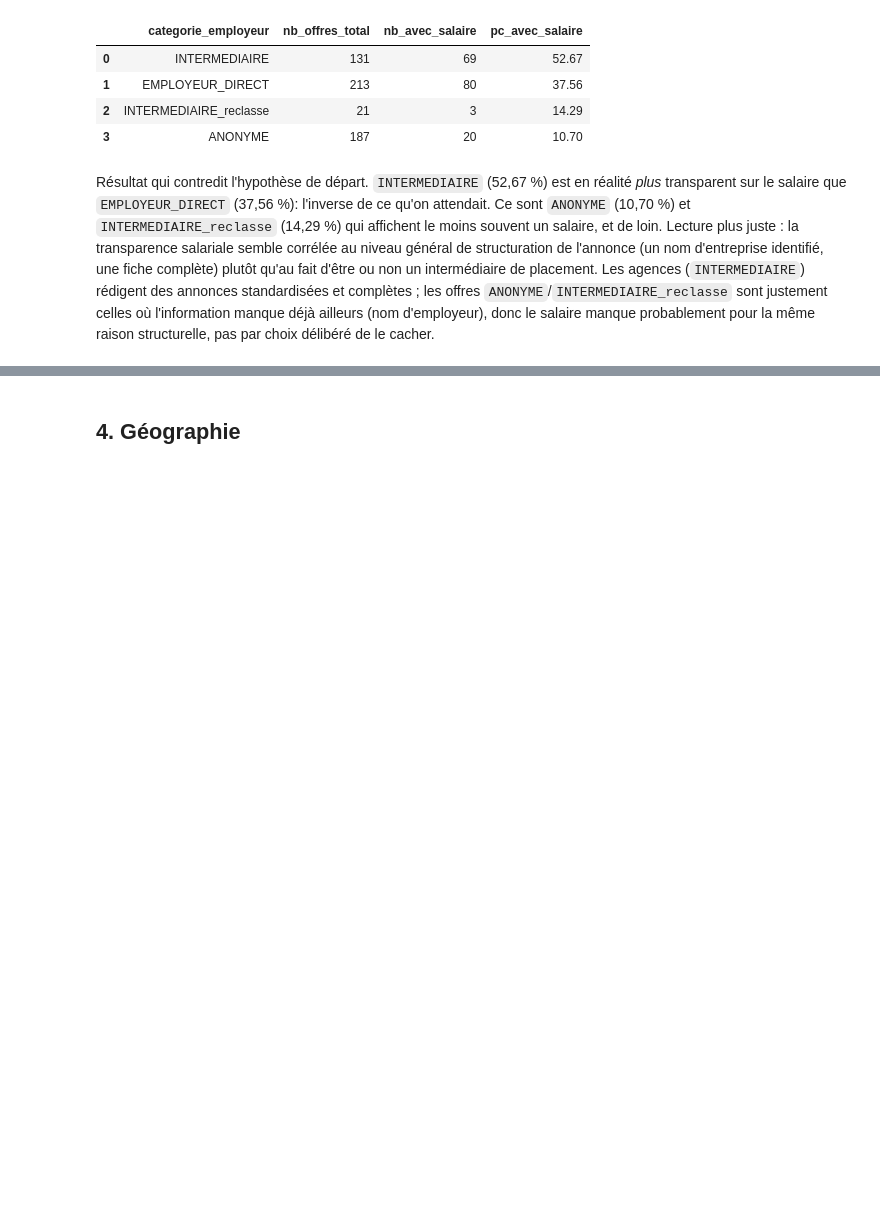
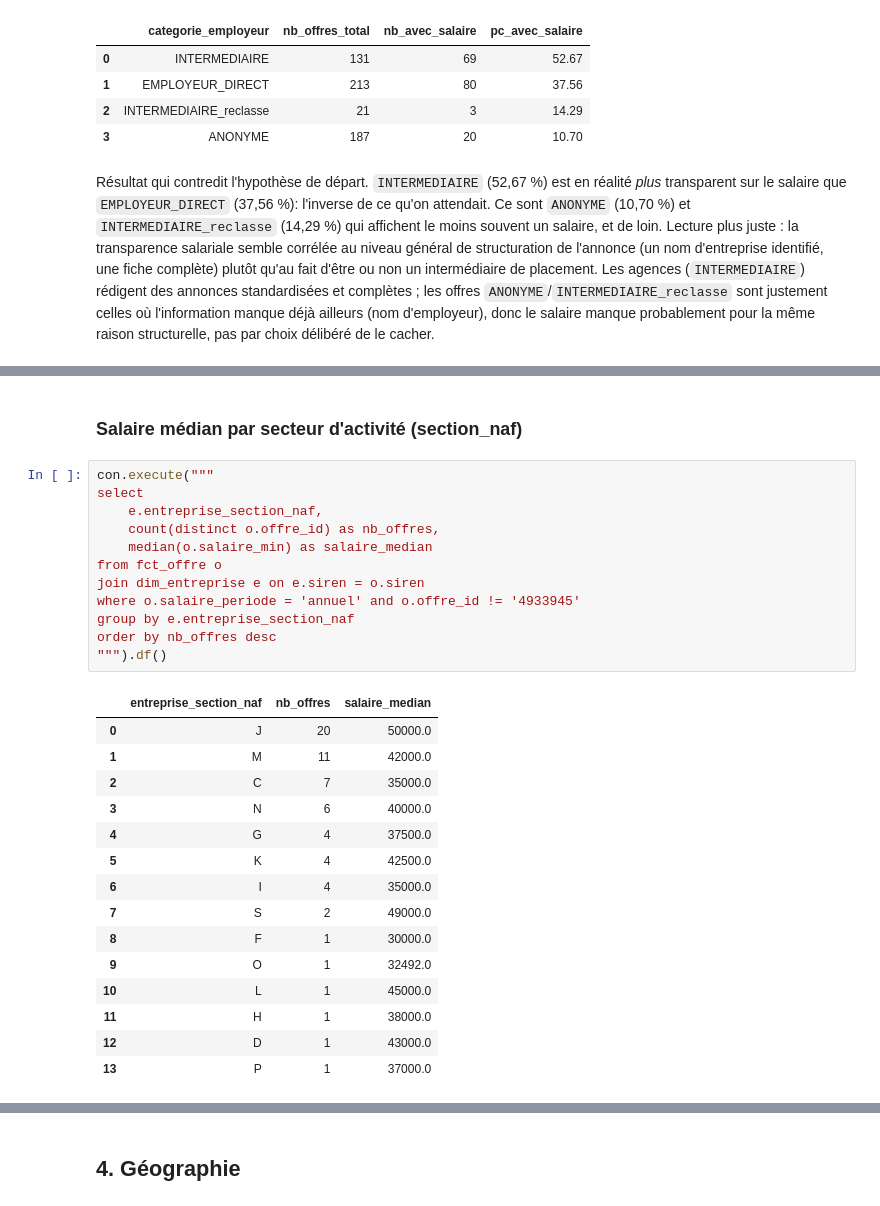
Before and after one commit to ricksan37/france_data_market, a Jupyter notebook: notebooks/01_exploration_marche.ipynb, the cells around one changed output, grey strips where cells are left out. Cells and saved outputs as stored; diff of their text form; blank space fills up the shorter version.

```diff
--- a/notebooks/01_exploration_marche.ipynb
+++ b/notebooks/01_exploration_marche.ipynb
@@ -535,0 +711,30 @@ délibéré de le cacher.
+# %% [markdown]
+### Salaire médian par secteur d'activité (section_naf)
+# %%
+con.execute("""
+select
+    e.entreprise_section_naf,
+    count(distinct o.offre_id) as nb_offres,
+    median(o.salaire_min) as salaire_median
+from fct_offre o
+join dim_entreprise e on e.siren = o.siren
+where o.salaire_periode = 'annuel' and o.offre_id != '4933945'
+group by e.entreprise_section_naf
+order by nb_offres desc
+""").df()
+# %% [output]
+|  | entreprise_section_naf | nb_offres | salaire_median |
+| 0 | J | 20 | 50000.0 |
+| 1 | M | 11 | 42000.0 |
+| 2 | C | 7 | 35000.0 |
+| 3 | N | 6 | 40000.0 |
+| 4 | G | 4 | 37500.0 |
+| 5 | K | 4 | 42500.0 |
+| 6 | I | 4 | 35000.0 |
+| 7 | S | 2 | 49000.0 |
+| 8 | F | 1 | 30000.0 |
+| 9 | O | 1 | 32492.0 |
+| 10 | L | 1 | 45000.0 |
+| 11 | H | 1 | 38000.0 |
+| 12 | D | 1 | 43000.0 |
+| 13 | P | 1 | 37000.0 |
```
Also changed, not shown: parts of 23 cells of this notebook.
